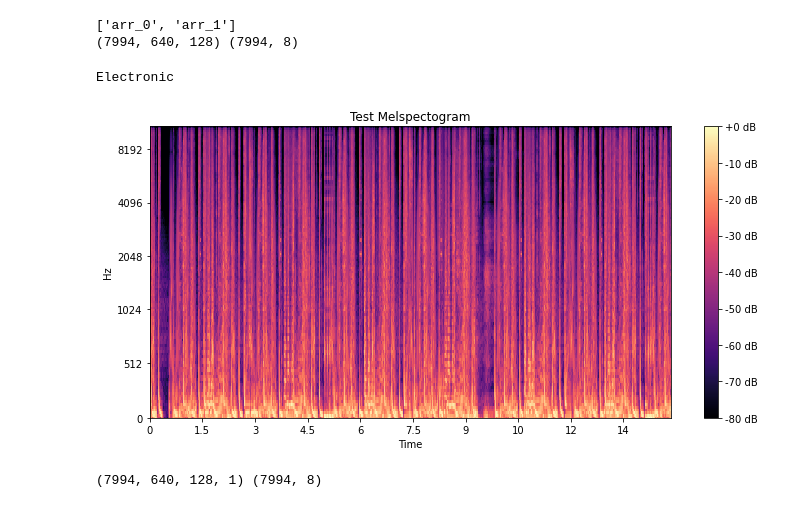
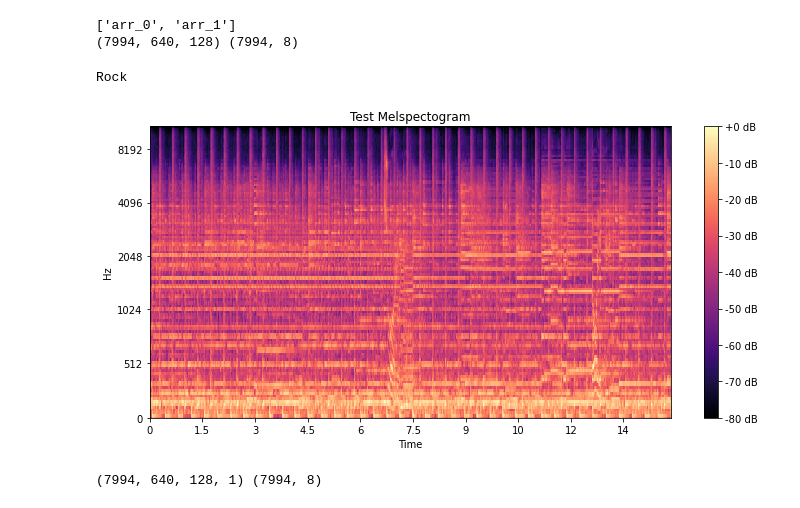
Before and after one commit to Wojwos/music-genre-classification, a Jupyter notebook: MusicGenreClassification.ipynb, the cells around one changed output. Saved outputs shown, nothing was run; the diff lists cells and outputs as text; code cells hidden in the pictures.

```diff
--- a/MusicGenreClassification.ipynb
+++ b/MusicGenreClassification.ipynb
@@ -153,18 +163,18 @@ dict_genres = mgc.makeDictionary()
 
 reverse_map = {v: k for k, v in dict_genres.items()}
 # %%
-num = 11
+num = 7777
 spectogram = samples[num]
 genre = np.argmax(labels[num])
 print(reverse_map[genre])
 plt.figure(figsize=(10, 5))
 librosa.display.specshow(spectogram.T, y_axis='mel', x_axis='time')
 plt.colorbar(format='%+2.0f dB')
 plt.title('Test Melspectogram')
 plt.tight_layout()
 # %% [output]
-Electronic
+Rock
-[figure, old version]
+[figure, new version]
 # %%
 samples = np.expand_dims(samples, axis=3)
 print(samples.shape, labels.shape)
```
Also changed, not shown: parts of 6 cells of this notebook.
